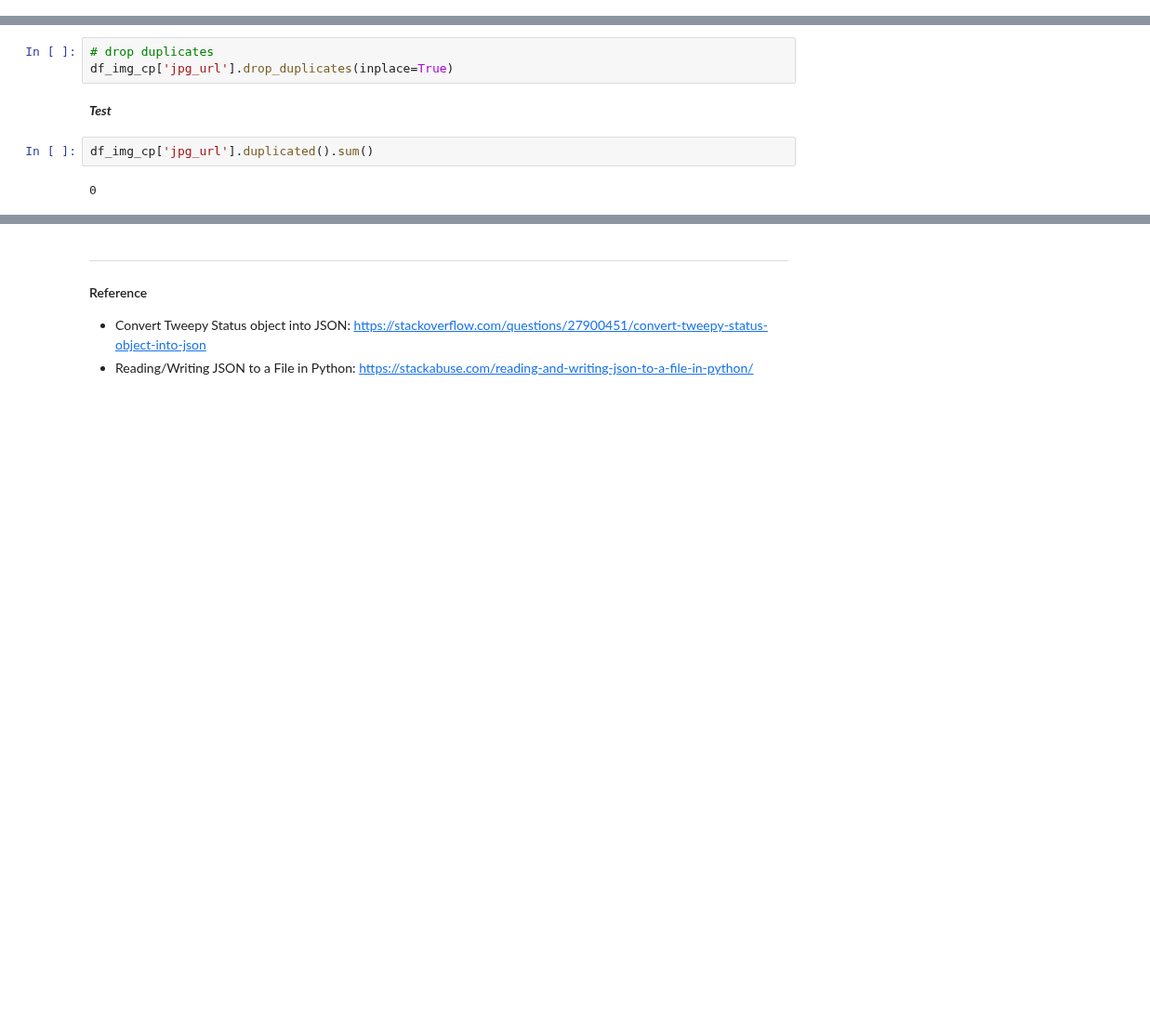
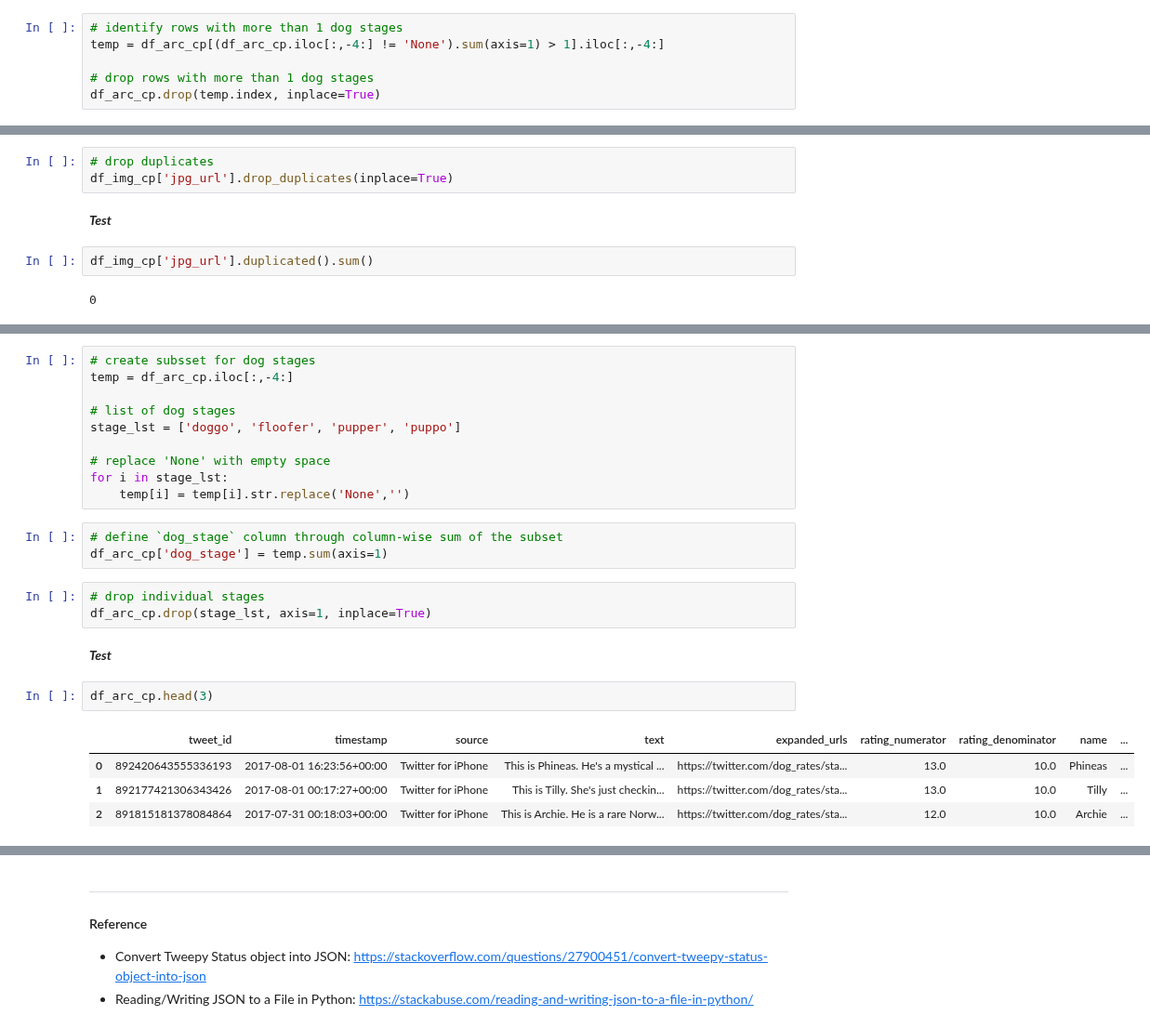
Before and after one commit to Steve-Choi/DAND, a Jupyter notebook: Wrangle-and-Analyze-Data/wrangle_act.ipynb, the cells around one changed output, grey strips where cells are left out. Shown at 93% size. Cells and saved outputs as stored; diff of their text form; blank space fills up the shorter version.

```diff
--- a/Wrangle-and-Analyze-Data/wrangle_act.ipynb
+++ b/Wrangle-and-Analyze-Data/wrangle_act.ipynb
@@ -706,0 +668,6 @@ df_arc_cp['expanded_urls'].str.contains(',').sum()
+# %%
+# identify rows with more than 1 dog stages
+temp = df_arc_cp[(df_arc_cp.iloc[:,-4:] != 'None').sum(axis=1) > 1].iloc[:,-4:]
+
+# drop rows with more than 1 dog stages
+df_arc_cp.drop(temp.index, inplace=True)
@@ -721,0 +721,25 @@ df_img_cp['jpg_url'].duplicated().sum()
+# %%
+# create subsset for dog stages
+temp = df_arc_cp.iloc[:,-4:]
+
+# list of dog stages
+stage_lst = ['doggo', 'floofer', 'pupper', 'puppo']
+
+# replace 'None' with empty space
+for i in stage_lst:
+    temp[i] = temp[i].str.replace('None','')
+# %%
+# define `dog_stage` column through column-wise sum of the subset
+df_arc_cp['dog_stage'] = temp.sum(axis=1)
+# %%
+# drop individual stages
+df_arc_cp.drop(stage_lst, axis=1, inplace=True)
+# %% [markdown]
+***Test***
+# %%
+df_arc_cp.head(3)
+# %% [output]
+|  | tweet_id | timestamp | source | text | expanded_urls | rating_numerator | rating_denominator | name | ... |
+| 0 | 892420643555336193 | 2017-08-01 16:23:56+00:00 | Twitter for iPhone | This is Phineas. He's a mystical ... | https://twitter.com/dog_rates/sta... | 13.0 | 10.0 | Phineas | ... |
+| 1 | 892177421306343426 | 2017-08-01 00:17:27+00:00 | Twitter for iPhone | This is Tilly. She's just checkin... | https://twitter.com/dog_rates/sta... | 13.0 | 10.0 | Tilly | ... |
+| 2 | 891815181378084864 | 2017-07-31 00:18:03+00:00 | Twitter for iPhone | This is Archie. He is a rare Norw... | https://twitter.com/dog_rates/sta... | 12.0 | 10.0 | Archie | ... |
```
Also changed, not shown: parts of 45 cells of this notebook, 1 other file.
